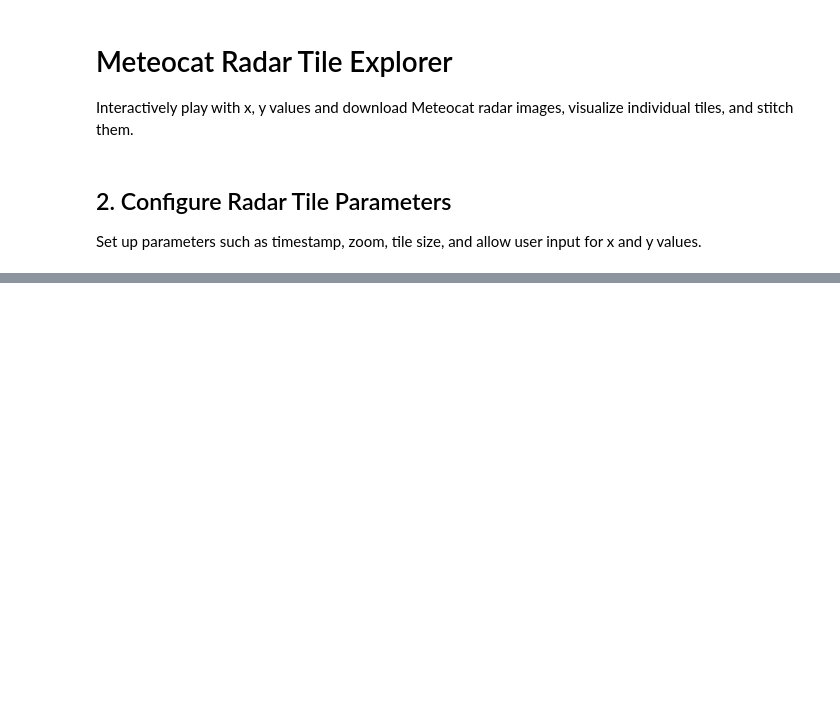
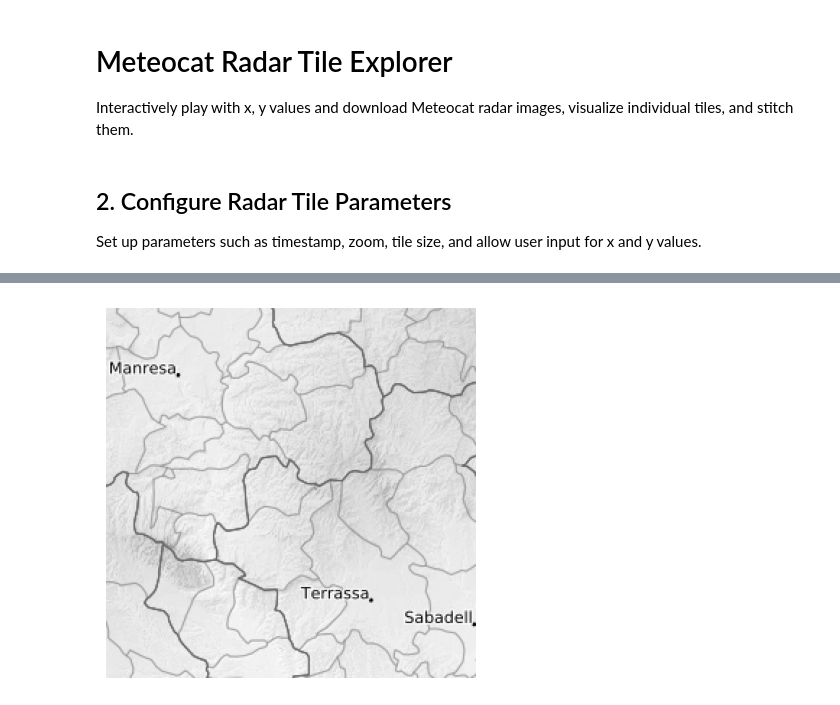
Before and after one commit to MarcHumet/rain_alarm, a Jupyter notebook: radar_tile_explorer.ipynb, the cells around one changed output, grey strips where cells are left out. Saved outputs shown, nothing was run; the diff lists cells and outputs as text; code cells hidden in the pictures; blank space fills up the shorter version.

```diff
--- a/radar_tile_explorer.ipynb
+++ b/radar_tile_explorer.ipynb
@@ -67,0 +197,18 @@ Download and display individual radar tiles for selected x and y values using ma
+# %%
+import requests
+import cv2
+import numpy as np
+import matplotlib.pyplot as plt
+<img class="leaflet-tile leaflet-tile-loaded" style="height: 256px; width: 256px; transform: translate3d(691px, 137px, 0px);" src="https://static-m.meteo.cat/tiles/fons/GoogleMapsCompatible/10/000/000/518/000/000/642.png" alt="">
+url = "https://static-m.meteo.cat/tiles/fons/GoogleMapsCompatible/10/000/000/517/000/000/642.png"
+response = requests.get(url)
+if response.status_code == 200:
+    arr = np.asarray(bytearray(response.content), dtype=np.uint8)
+    img = cv2.imdecode(arr, cv2.IMREAD_COLOR)
+    plt.imshow(cv2.cvtColor(img, cv2.COLOR_BGR2RGB))
+    plt.axis('off')
+    plt.show()
+else:
+    print("Failed to download image")
+# %% [output]
+[figure, added]
```
Also changed, not shown: parts of 13 cells of this notebook, 3 other files.
